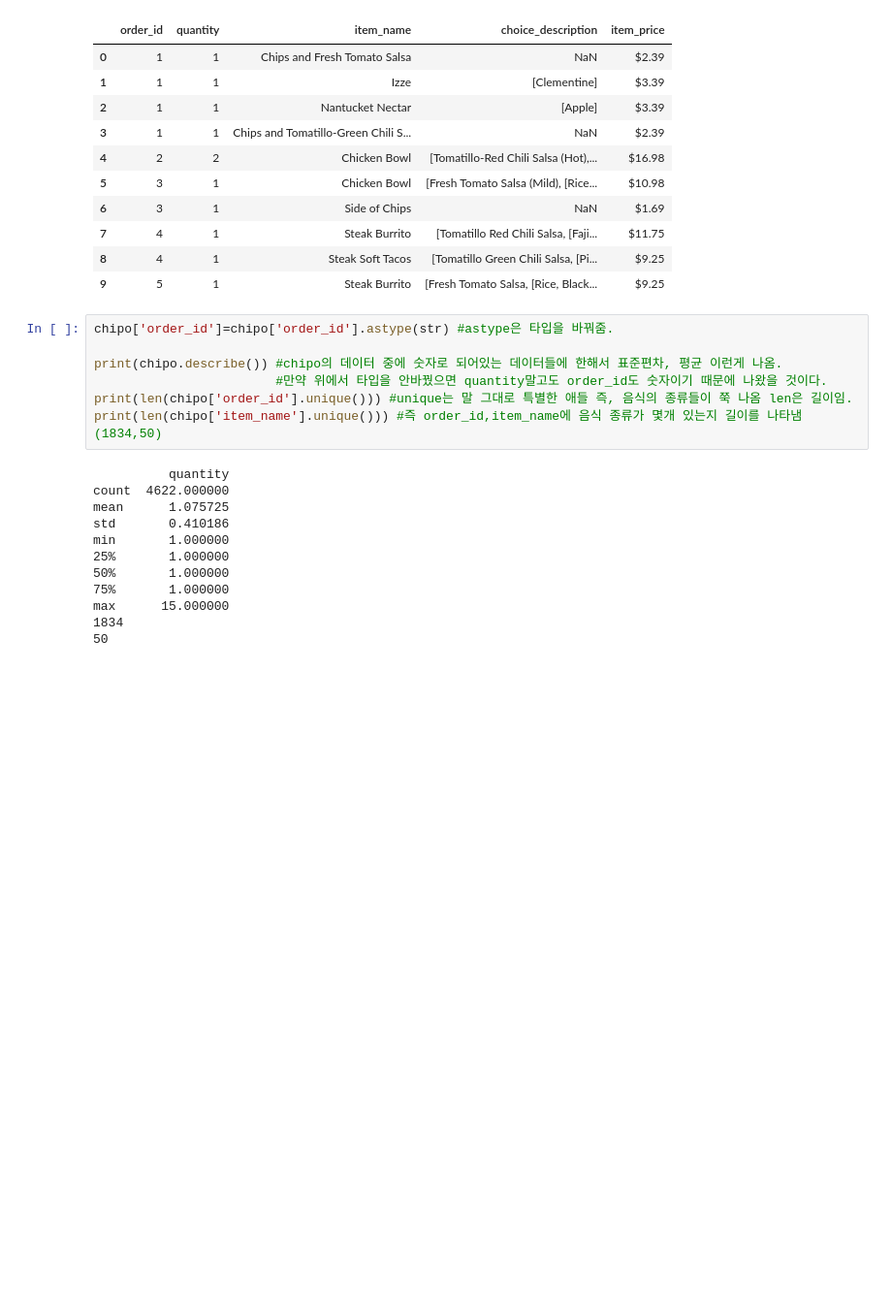
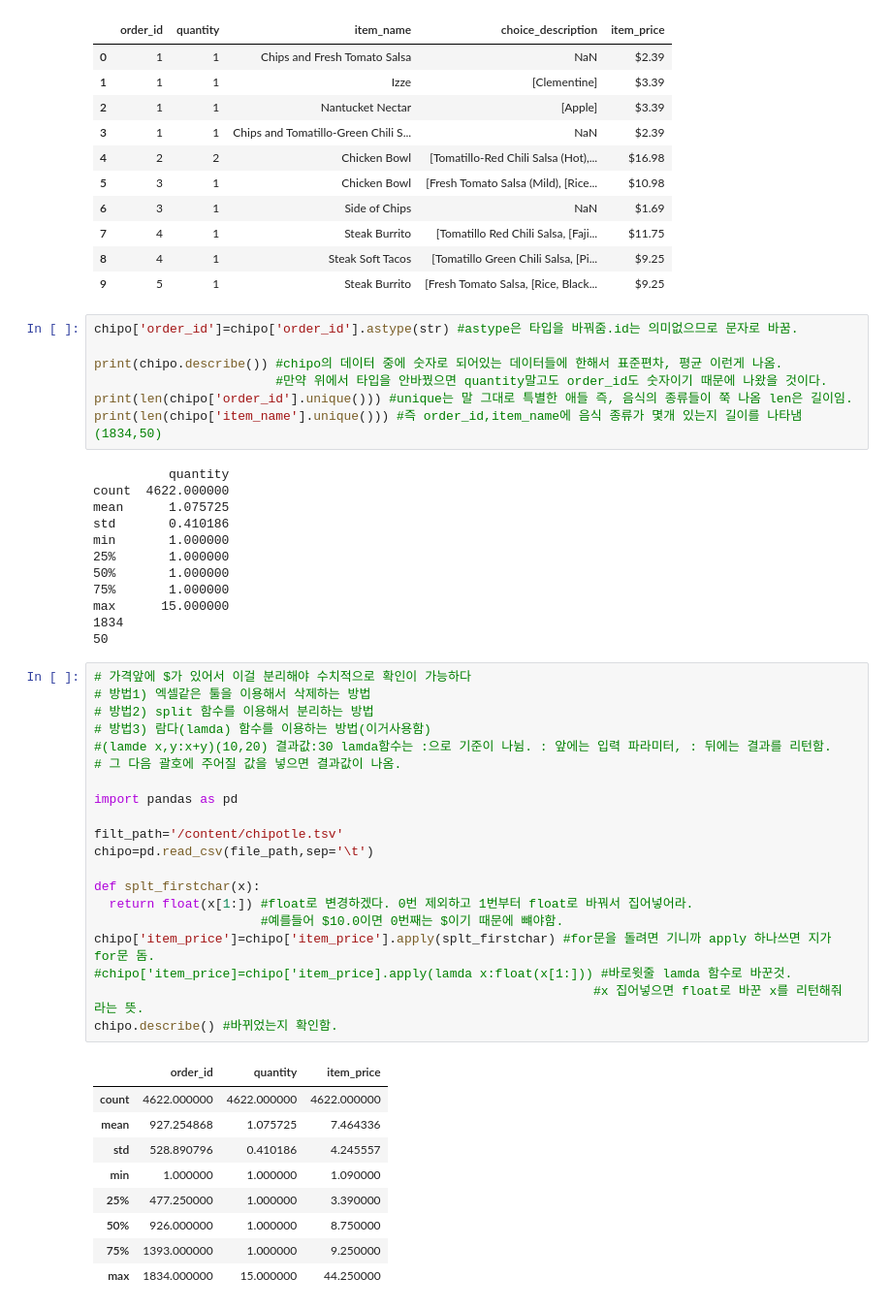
Before and after one commit to ldhml/Bigdata, a Jupyter notebook: bigdata.ipynb, the cells around one changed output. Shown at 97% size. Drawn from its saved outputs; the diff is of its cells as text; blank space fills up the shorter version.

```diff
--- a/bigdata.ipynb
+++ b/bigdata.ipynb
@@ -855,7 +855,7 @@ chipo.head(10) #chipo 라는 Dataframe에서 순서대로 10개의 row데이터
 | 8 | 4 | 1 | Steak Soft Tacos | [Tomatillo Green Chili Salsa, [Pi... | $9.25 |
 | 9 | 5 | 1 | Steak Burrito | [Fresh Tomato Salsa, [Rice, Black... | $9.25 |
 # %%
-chipo['order_id']=chipo['order_id'].astype(str) #astype은 타입을 바꿔줌.
+chipo['order_id']=chipo['order_id'].astype(str) #astype은 타입을 바꿔줌.id는 의미없으므로 문자로 바꿈.
 
 print(chipo.describe()) #chipo의 데이터 중에 숫자로 되어있는 데이터들에 한해서 표준편차, 평균 이런게 나옴.
                         #만약 위에서 타입을 안바꿨으면 quantity말고도 order_id도 숫자이기 때문에 나왔을 것이다.
@@ -873,3 +873,33 @@ min       1.000000
 max      15.000000
 1834
 50
+# %%
+# 가격앞에 $가 있어서 이걸 분리해야 수치적으로 확인이 가능하다
+# 방법1) 엑셀같은 툴을 이용해서 삭제하는 방법
+# 방법2) split 함수를 이용해서 분리하는 방법
+# 방법3) 람다(lamda) 함수를 이용하는 방법(이거사용함)
+#(lamde x,y:x+y)(10,20) 결과값:30 lamda함수는 :으로 기준이 나뉨. : 앞에는 입력 파라미터, : 뒤에는 결과를 리턴함.
+# 그 다음 괄호에 주어질 값을 넣으면 결과값이 나옴.
+
+import pandas as pd
+
+filt_path='/content/chipotle.tsv'
+chipo=pd.read_csv(file_path,sep='\t')
+
+def splt_firstchar(x):
+  return float(x[1:]) #float로 변경하겠다. 0번 제외하고 1번부터 float로 바꿔서 집어넣어라.
+                      #예를들어 $10.0이면 0번째는 $이기 때문에 뺴야함.
+chipo['item_price']=chipo['item_price'].apply(splt_firstchar) #for문을 돌려면 기니까 apply 하나쓰면 지가 for문 돔.
+#chipo['item_price]=chipo['item_price].apply(lamda x:float(x[1:])) #바로윗줄 lamda 함수로 바꾼것.
+                                                                  #x 집어넣으면 float로 바꾼 x를 리턴해줘 라는 뜻.
+chipo.describe() #바뀌었는지 확인함.
+# %% [output]
+|  | order_id | quantity | item_price |
+| count | 4622.000000 | 4622.000000 | 4622.000000 |
+| mean | 927.254868 | 1.075725 | 7.464336 |
+| std | 528.890796 | 0.410186 | 4.245557 |
+| min | 1.000000 | 1.000000 | 1.090000 |
+| 25% | 477.250000 | 1.000000 | 3.390000 |
+| 50% | 926.000000 | 1.000000 | 8.750000 |
+| 75% | 1393.000000 | 1.000000 | 9.250000 |
+| max | 1834.000000 | 15.000000 | 44.250000 |
```
Also changed, not shown: parts of 3 cells of this notebook.
